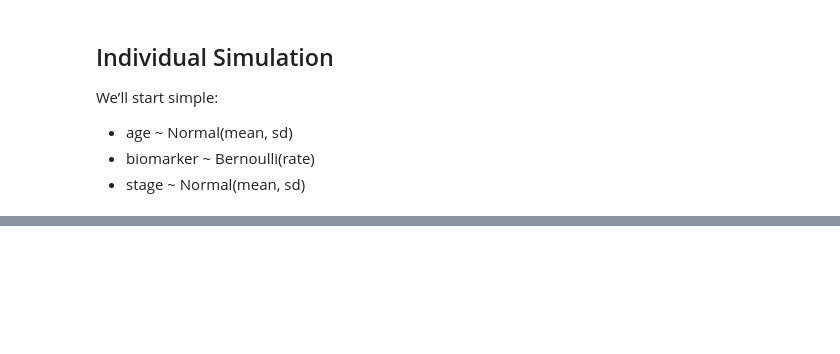
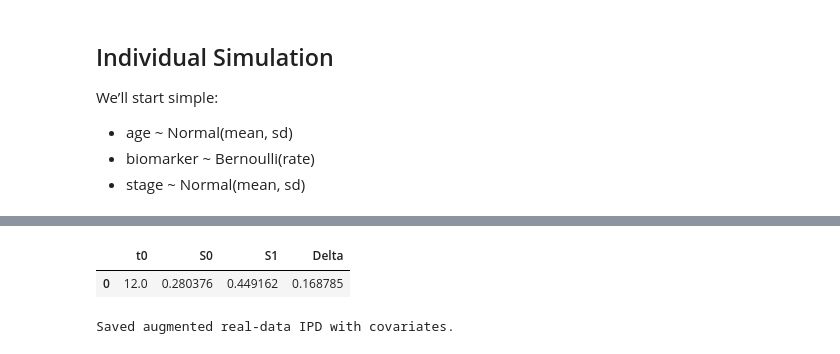
Before and after one commit to JonathanMa03/NPBS-project-MaZhu, a Jupyter notebook: notebooks/06a_covariate_augmentation.ipynb, the cells around one changed output, grey strips where cells are left out. Drawn from its saved outputs; the diff is of its cells as text; code cells hidden in the pictures; blank space fills up the shorter version.

```diff
--- a/notebooks/06a_covariate_augmentation.ipynb
+++ b/notebooks/06a_covariate_augmentation.ipynb
@@ -395,0 +439,21 @@ We’ll start simple:
+# %%
+# naive pooled effect
+from src.causal.estimands import pooled_survival_difference
+
+pooled_cov = pooled_survival_difference(df_cov, t0=12.0)
+pooled_cov
+# %% [output]
+|  | t0 | S0 | S1 | Delta |
+| 0 | 12.0 | 0.280376 | 0.449162 | 0.168785 |
+# %%
+from pathlib import Path
+
+output_dir = Path("../data/processed")
+output_dir.mkdir(parents=True, exist_ok=True)
+
+df_cov.to_csv(output_dir / "real_kmgpt_ipd_with_covariates.csv", index=False)
+cov_summary.to_csv(output_dir / "real_kmgpt_covariate_summary.csv", index=False)
+
+print("Saved augmented real-data IPD with covariates.")
+# %% [output]
+Saved augmented real-data IPD with covariates.
```
Also changed, not shown: parts of 2 cells of this notebook, 4 other files.
